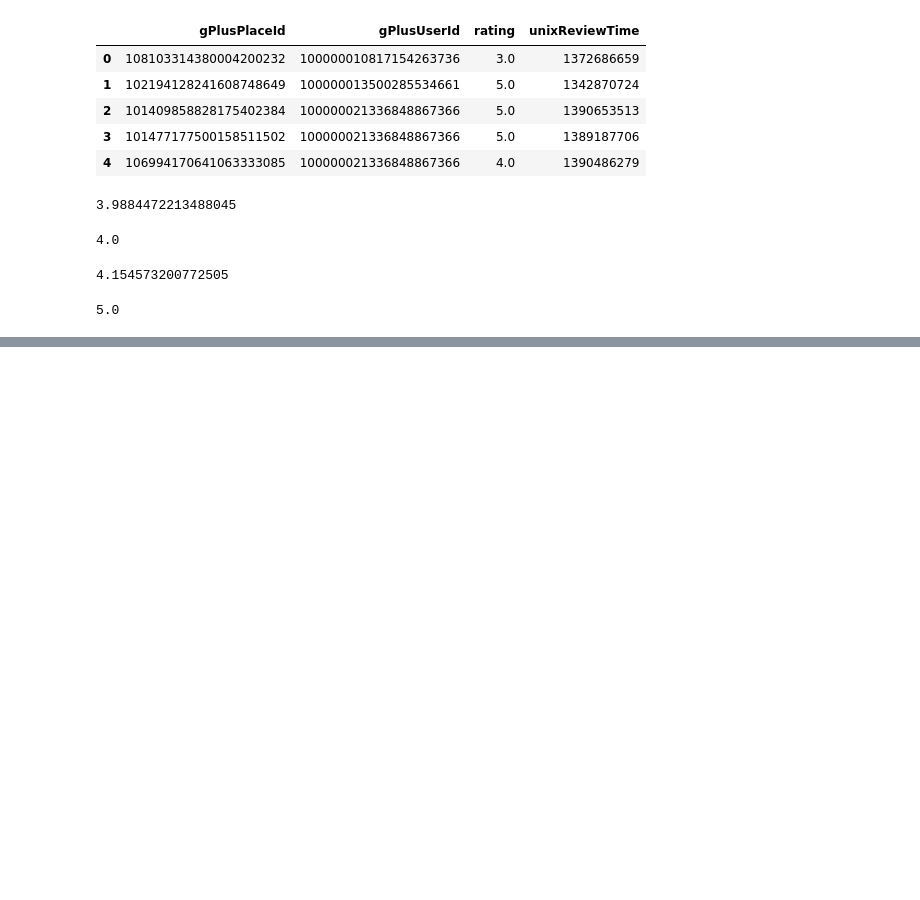
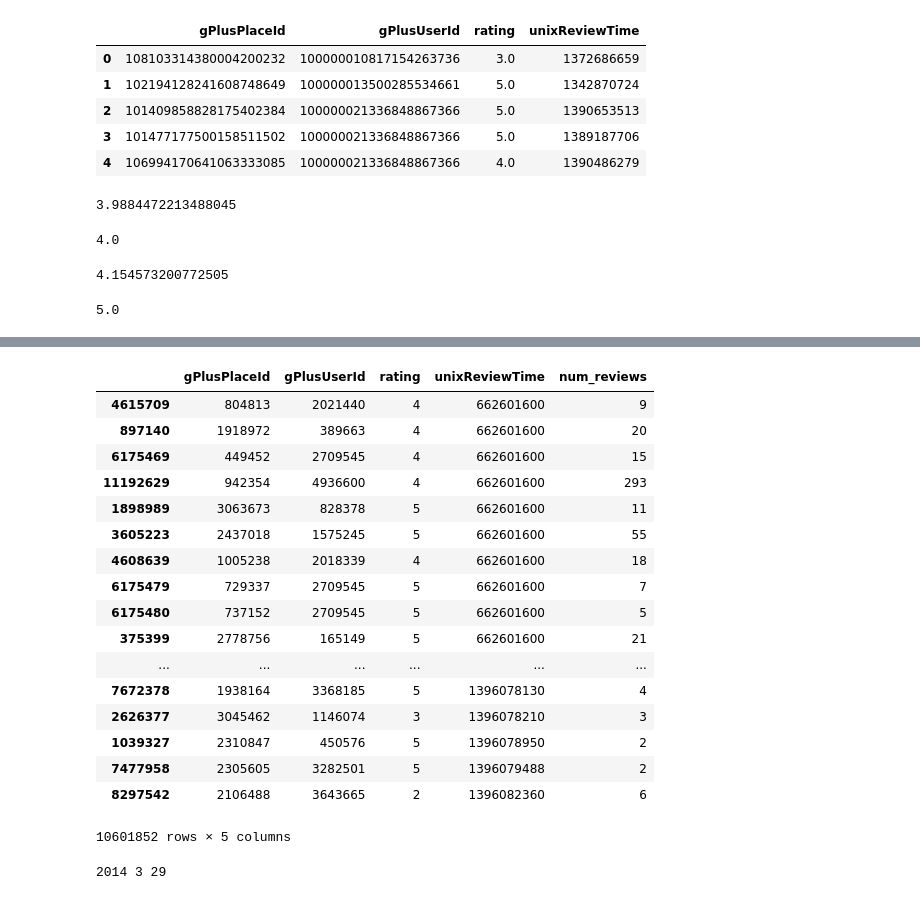
Before and after one commit to LUKELIEM/recommender, a Jupyter notebook: GoogleLocal.ipynb, the cells around one changed output, grey strips where cells are left out. Saved outputs shown, nothing was run; the diff lists cells and outputs as text; code cells hidden in the pictures; blank space fills up the shorter version.

```diff
--- a/GoogleLocal.ipynb
+++ b/GoogleLocal.ipynb
@@ -424,0 +519,29 @@ print(popularRating_median)
+# %%
+places_timed.sort_values(by=["unixReviewTime"])
+# %% [output]
+|  | gPlusPlaceId | gPlusUserId | rating | unixReviewTime | num_reviews |
+| 4615709 | 804813 | 2021440 | 4 | 662601600 | 9 |
+| 897140 | 1918972 | 389663 | 4 | 662601600 | 20 |
+| 6175469 | 449452 | 2709545 | 4 | 662601600 | 15 |
+| 11192629 | 942354 | 4936600 | 4 | 662601600 | 293 |
+| 1898989 | 3063673 | 828378 | 5 | 662601600 | 11 |
+| 3605223 | 2437018 | 1575245 | 5 | 662601600 | 55 |
+| 4608639 | 1005238 | 2018339 | 4 | 662601600 | 18 |
+| 6175479 | 729337 | 2709545 | 5 | 662601600 | 7 |
+| 6175480 | 737152 | 2709545 | 5 | 662601600 | 5 |
+| 375399 | 2778756 | 165149 | 5 | 662601600 | 21 |
+| ... | ... | ... | ... | ... | ... |
+| 7672378 | 1938164 | 3368185 | 5 | 1396078130 | 4 |
+| 2626377 | 3045462 | 1146074 | 3 | 1396078210 | 3 |
+| 1039327 | 2310847 | 450576 | 5 | 1396078950 | 2 |
+| 7477958 | 2305605 | 3282501 | 5 | 1396079488 | 2 |
+| 8297542 | 2106488 | 3643665 | 2 | 1396082360 | 6 |
+10601852 rows × 5 columns
+# %%
+timeStruct = time.gmtime(1396078950)
+
+year, month, day = map(int,time.strftime("%Y %m %d",timeStruct).split())
+
+print(year, month, day)
+# %% [output]
+2014 3 29
```
Also changed, not shown: parts of 19 cells of this notebook, 1 other file.
